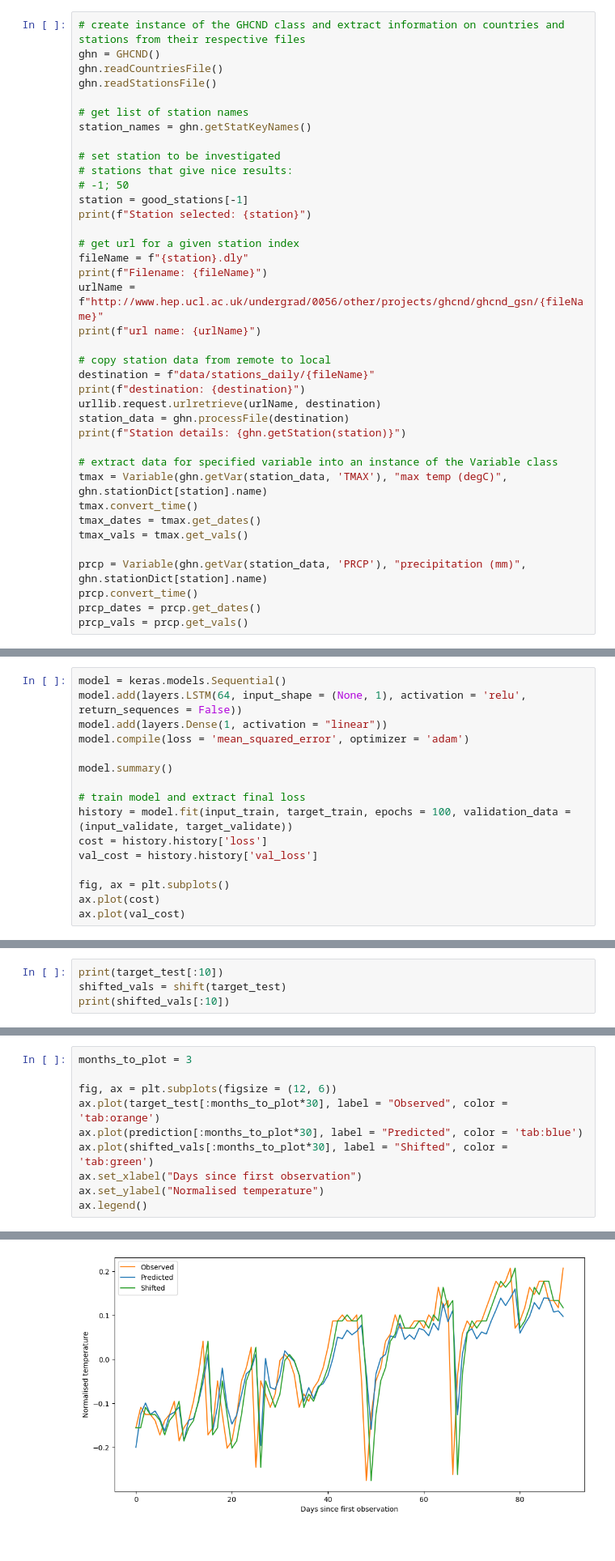
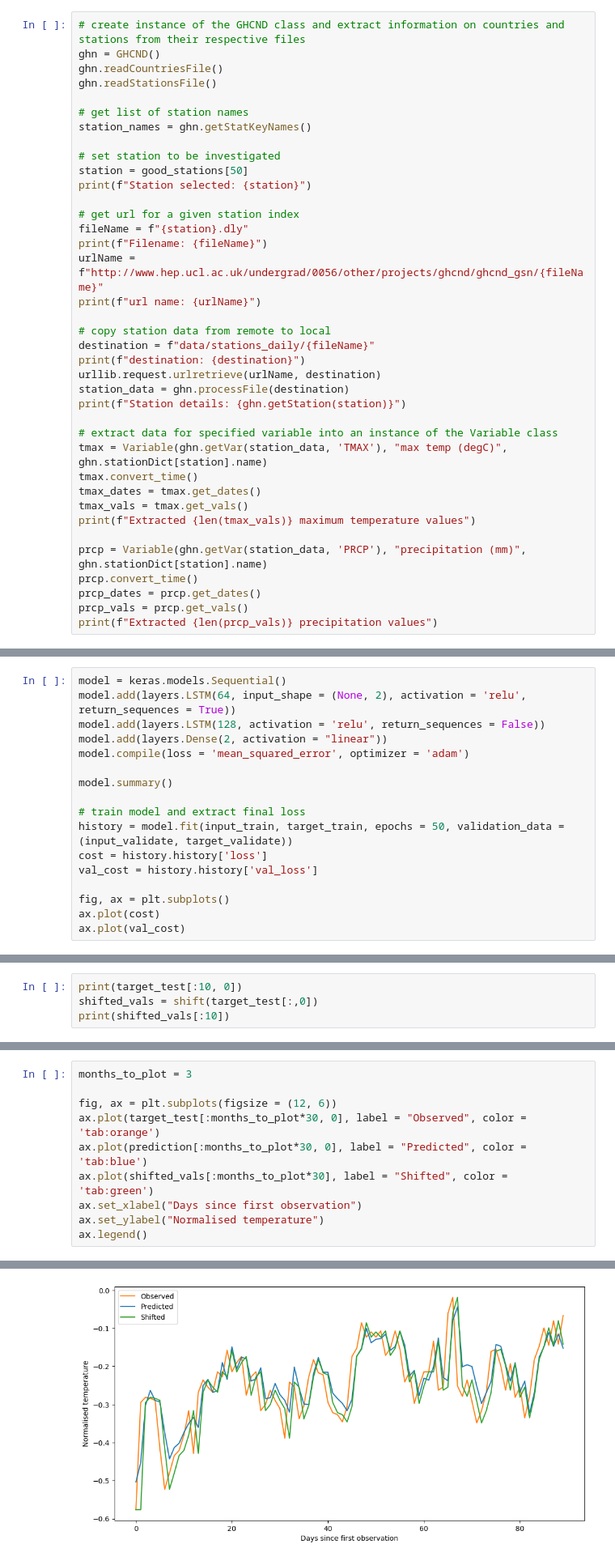
Before and after one commit to rhtweedie/ghcnd_ml, a Jupyter notebook: RNN_multi_var.ipynb, the cells around one changed output, grey strips where cells are left out. Shown at 81% size. Saved outputs shown, nothing was run; the diff lists cells and outputs as text.

```diff
--- a/RNN_multi_var.ipynb
+++ b/RNN_multi_var.ipynb
@@ -36,9 +60,7 @@ ghn.readStationsFile()
 station_names = ghn.getStatKeyNames()
 
 # set station to be investigated
-# stations that give nice results:
-# -1; 50
-station = good_stations[-1]
+station = good_stations[50]
 print(f"Station selected: {station}")
 
 # get url for a given station index
@@ -59,9 +81,11 @@ tmax = Variable(ghn.getVar(station_data, 'TMAX'), "max temp (degC)", ghn.station
 tmax.convert_time()
 tmax_dates = tmax.get_dates()
 tmax_vals = tmax.get_vals()
+print(f"Extracted {len(tmax_vals)} maximum temperature values")
 
 prcp = Variable(ghn.getVar(station_data, 'PRCP'), "precipitation (mm)", ghn.stationDict[station].name)
 prcp.convert_time()
 prcp_dates = prcp.get_dates()
 prcp_vals = prcp.get_vals()
+print(f"Extracted {len(prcp_vals)} precipitation values")
 # %% [output]
@@ -137,13 +199,14 @@ NameError: name 'np' is not defined
 # %%
 model = keras.models.Sequential()
-model.add(layers.LSTM(64, input_shape = (None, 1), activation = 'relu', return_sequences = False))
-model.add(layers.Dense(1, activation = "linear"))
+model.add(layers.LSTM(64, input_shape = (None, 2), activation = 'relu', return_sequences = True))
+model.add(layers.LSTM(128, activation = 'relu', return_sequences = False))
+model.add(layers.Dense(2, activation = "linear"))
 model.compile(loss = 'mean_squared_error', optimizer = 'adam')
 
 model.summary()
 
 # train model and extract final loss
-history = model.fit(input_train, target_train, epochs = 100, validation_data = (input_validate, target_validate))
+history = model.fit(input_train, target_train, epochs = 50, validation_data = (input_validate, target_validate))
 cost = history.history['loss']
 val_cost = history.history['val_loss']
 
@@ -188,7 +284,7 @@ ax[1].plot(target_test, color = 'tab:orange', linewidth = 0.5)
 # %% [markdown]
 At first glance, these appear to be very similar. Compare the first three months in more detail:
 # %%
-print(target_test[:10])
-shifted_vals = shift(target_test)
+print(target_test[:10, 0])
+shifted_vals = shift(target_test[:,0])
 print(shifted_vals[:10])
 # %% [output]
@@ -199,16 +295,16 @@ print(shifted_vals[:10])
 # %%
 months_to_plot = 3
 
 fig, ax = plt.subplots(figsize = (12, 6))
-ax.plot(target_test[:months_to_plot*30], label = "Observed", color = 'tab:orange')
-ax.plot(prediction[:months_to_plot*30], label = "Predicted", color = 'tab:blue')
+ax.plot(target_test[:months_to_plot*30, 0], label = "Observed", color = 'tab:orange')
+ax.plot(prediction[:months_to_plot*30, 0], label = "Predicted", color = 'tab:blue')
 ax.plot(shifted_vals[:months_to_plot*30], label = "Shifted", color = 'tab:green')
 ax.set_xlabel("Days since first observation")
 ax.set_ylabel("Normalised temperature")
 ax.legend()
 # %% [output]
 <matplotlib.legend.Legend at 0x...>
-[figure, old version]
+[figure, new version]
 # %% [markdown]
 ### Least mean-squared
 
```
Also changed, not shown: parts of 11 cells of this notebook, 1 other file.
